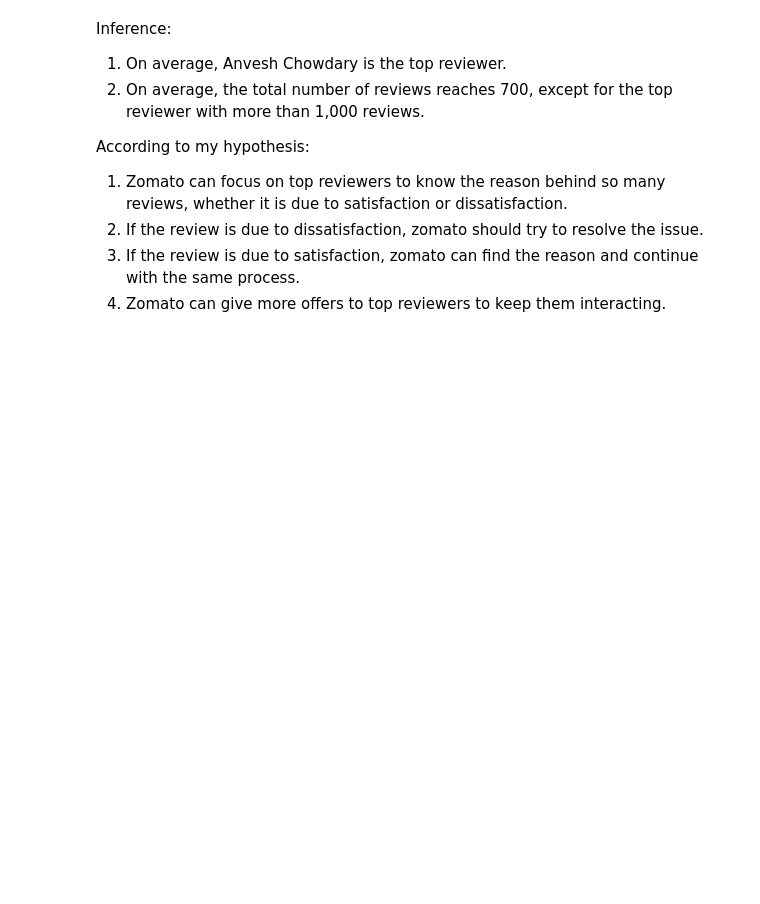
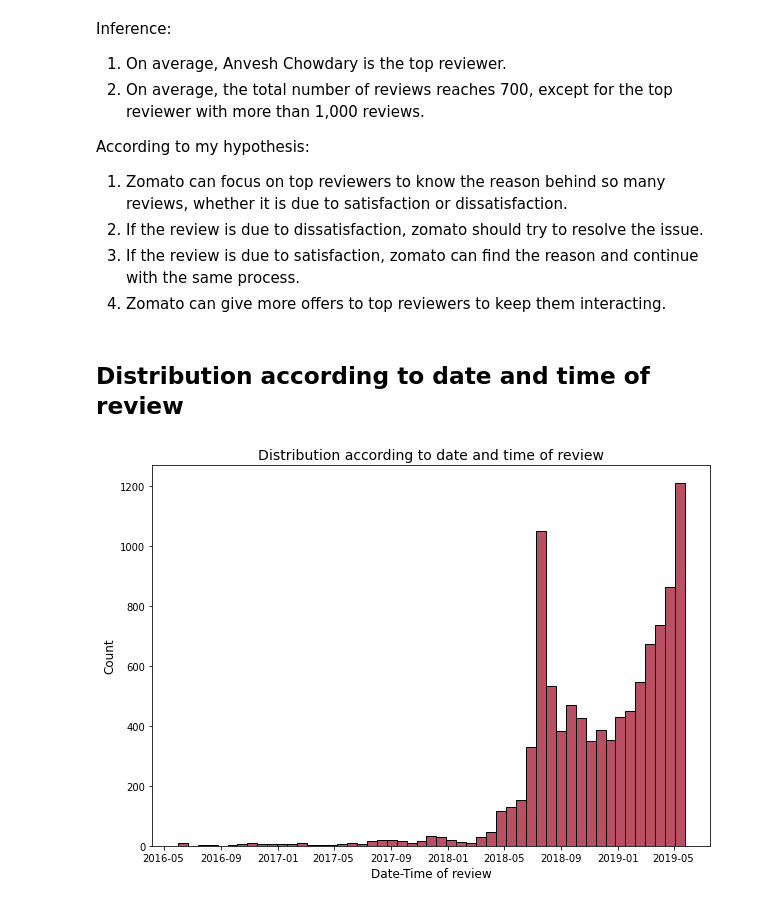
Before and after one commit to Akshadanair/Zomato-Restaurant-Clustering-and-Sentiment-Analysis, a Jupyter notebook: Zomato_Restaurant_Clustering_and_Sentiment_Analysis.ipynb, the cells around one changed output. Drawn from its saved outputs; the diff is of its cells as text; code cells hidden in the pictures; blank space fills up the shorter version.

```diff
--- a/Zomato_Restaurant_Clustering_and_Sentiment_Analysis.ipynb
+++ b/Zomato_Restaurant_Clustering_and_Sentiment_Analysis.ipynb
@@ -1113,3 +1113,19 @@ According to my hypothesis:
 2. If the review is due to dissatisfaction, zomato should try to resolve the issue.
 3. If the review is due to satisfaction, zomato can find the reason and continue with the same process.
 4. Zomato can give more offers to top reviewers to keep them interacting.
+# %% [markdown]
+## **Distribution according to date and time of review**
+# %%
+#setting figure size
+plt.figure(figsize=(10,7))
+
+#histogram plot for time distribution
+sns.histplot(zomato_df['Time'], color = '#A2142F')
+
+#To display x label, y label and the title of the bar chart
+plt.xlabel('Date-Time of review', fontsize = 12)
+plt.ylabel('Count', fontsize = 12)
+plt.title('Distribution according to date and time of review', fontsize = 14)
+plt.show()
+# %% [output]
+[figure, added]
```
Also changed, not shown: parts of 20 cells of this notebook.
